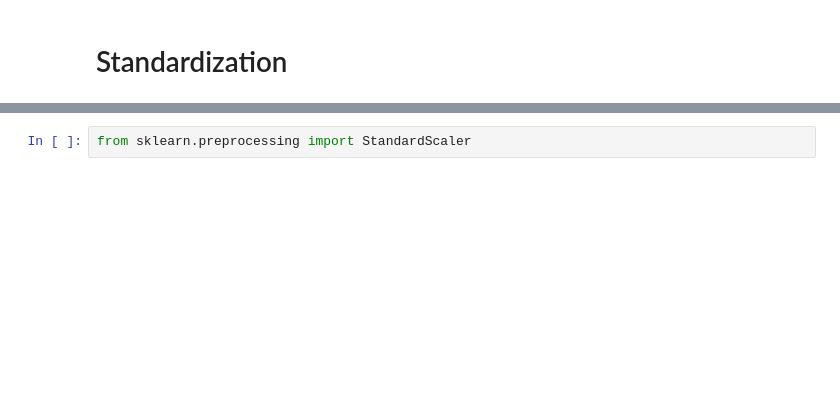
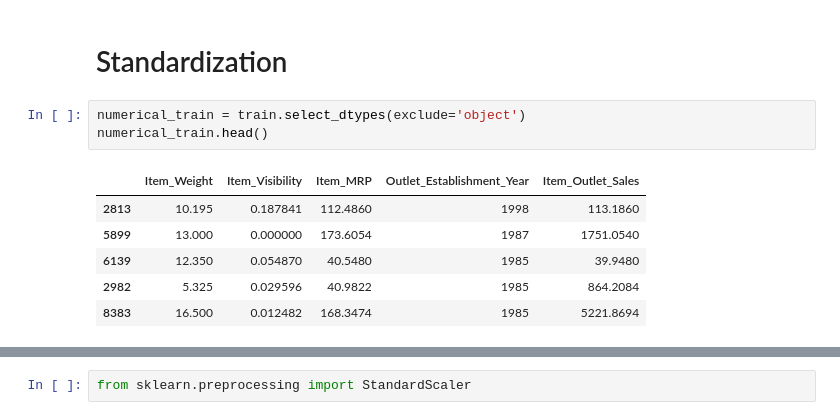
Before and after one commit to Gourav052003/Data-Driven-Sales-Forecasting-for-Big-Mart-Retail-Outlets, a Jupyter notebook: Big-Mart-Sales-Prediction.ipynb, the cells around one changed output, grey strips where cells are left out. Drawn from its saved outputs; the diff is of its cells as text; blank space fills up the shorter version.

```diff
--- a/Big-Mart-Sales-Prediction.ipynb
+++ b/Big-Mart-Sales-Prediction.ipynb
@@ -599,2 +623,12 @@ object_attributes.head()
 # %% [markdown]
 # Standardization
+# %%
+numerical_train = train.select_dtypes(exclude='object')
+numerical_train.head()
+# %% [output]
+|  | Item_Weight | Item_Visibility | Item_MRP | Outlet_Establishment_Year | Item_Outlet_Sales |
+| 2813 | 10.195 | 0.187841 | 112.4860 | 1998 | 113.1860 |
+| 5899 | 13.000 | 0.000000 | 173.6054 | 1987 | 1751.0540 |
+| 6139 | 12.350 | 0.054870 | 40.5480 | 1985 | 39.9480 |
+| 2982 | 5.325 | 0.029596 | 40.9822 | 1985 | 864.2084 |
+| 8383 | 16.500 | 0.012482 | 168.3474 | 1985 | 5221.8694 |
```
Also changed, not shown: parts of 37 cells of this notebook.
